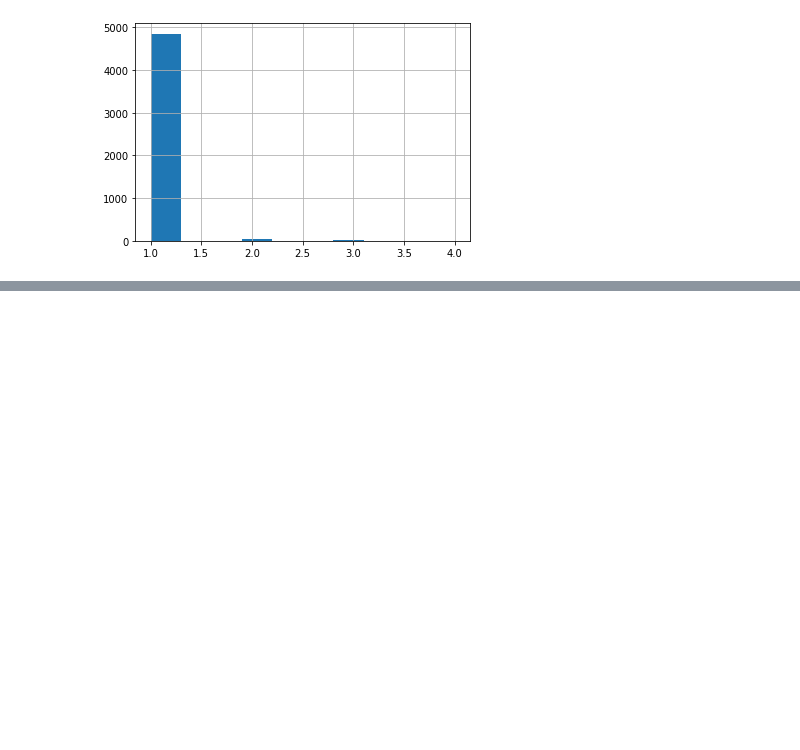
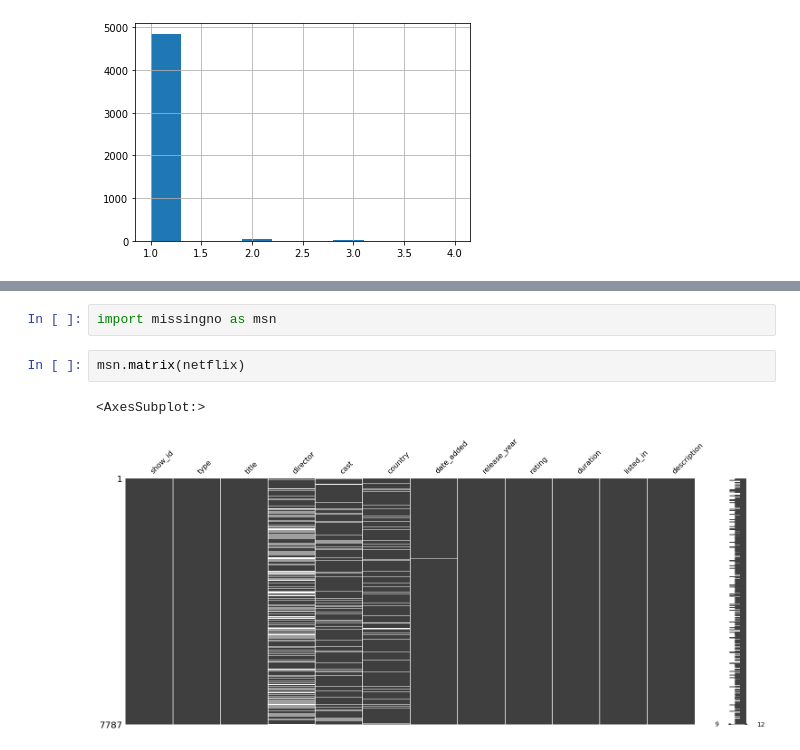
Before and after one commit to carlosjimenez88M/EDA_Course, a Jupyter notebook: Notebooks/ejercicio_1_pandas.ipynb, the cells around one changed output, grey strips where cells are left out. Saved outputs shown, nothing was run; the diff lists cells and outputs as text; blank space fills up the shorter version.

```diff
--- a/Notebooks/ejercicio_1_pandas.ipynb
+++ b/Notebooks/ejercicio_1_pandas.ipynb
@@ -125,0 +136,7 @@ netflix.groupby(['director','cast']).size().sort_values(ascending=False).reset_i
+# %%
+import missingno as msn
+# %%
+msn.matrix(netflix)
+# %% [output]
+<AxesSubplot:>
+[figure, added]
```
Also changed, not shown: parts of 8 cells of this notebook.
